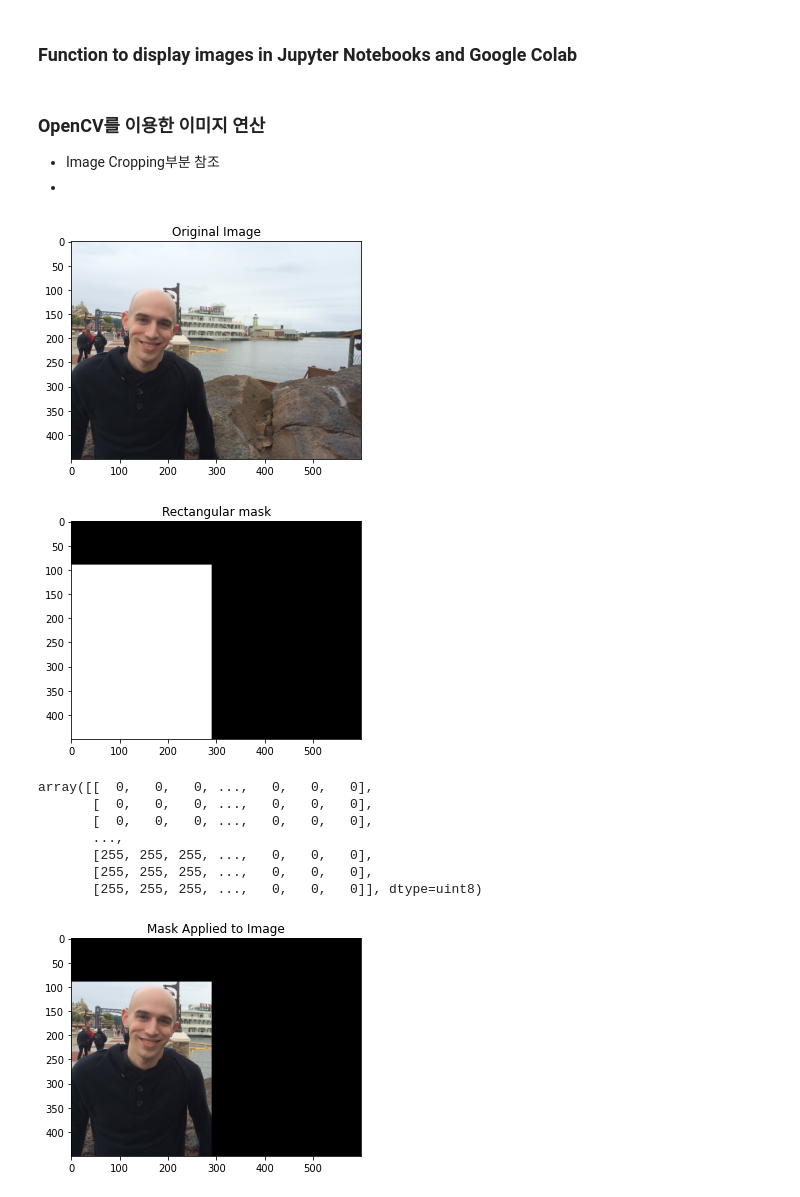
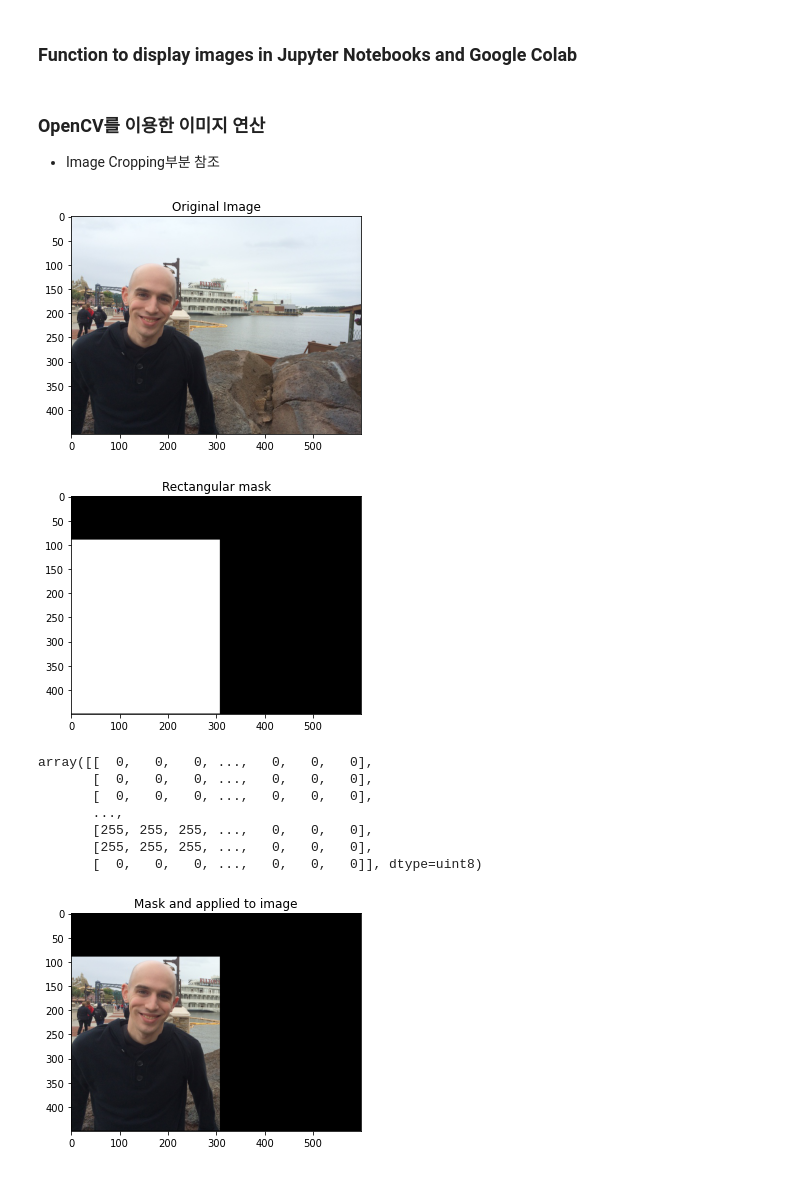
Before and after one commit to SANGSEOSEO/philosophy_datascience, a Jupyter notebook: 10.OpenCV/OpenCV_Masking.ipynb, the cells around one changed output. Cells and saved outputs as stored; diff of their text form; code cells hidden in the pictures.

```diff
--- a/10.OpenCV/OpenCV_Masking.ipynb
+++ b/10.OpenCV/OpenCV_Masking.ipynb
@@ -42,12 +42,10 @@ def plt_imshow(title, image):
   image = cv2.cvtColor(image, cv2.COLOR_BGR2RGB)
   plt.title(title)
   plt.imshow(image)
-  plt.grid(False)
-  plt.show()
+  plt.grid(False);plt.show()
 # %% [markdown]
 ### OpenCV를 이용한 이미지 연산
 * Image Cropping부분 참조
-*
 # %%
 # 파이썬 스크립트를 터미널에서 수행시 사용
 # ap = argparse.ArgumentParser()
@@ -62,31 +60,30 @@ args = {
 # %%
 # 1.이미지 로드
 image = cv2.imread(args['image'])
 plt_imshow("Original Image", image)
-
 
 # 2.위의 이미지와 동일한 width, height, channel로 ndarray배열 초기화
 mask = np.zeros(image.shape[:2], dtype='uint8') # 원래 이미지와 동일한 너비와 높이로 0으로 채운 넘파일 배열 생성
 
 # 캔버스의 왼쪽 모서리영역에서 사람 이미지 부분까지 직사각형
 # 255는 흰색, 0은 검정색
-cv2.rectangle(mask,(0, 90), (290, 450), 255, -1)   # pt1 : (width, height), pt2 : (width, height), 색깔 :255(흰색) , -1 : 색깔채움
+# pt1 : (width, height), pt2 : (width, height), 색깔 :255(흰색) , -1 : 색깔채움
+cv2.rectangle(mask,(0, 90), (307, 448), 255, -1)
 plt_imshow("Rectangular mask", mask)
 display(mask)
 # apply our mask -- notice how only the person in the image is
 # cropped out
-
 # 처음 두 매개 변수는 영상 자체 (즉, 비트 연산을 적용하려는 이미지)
-masked = cv2.bitwise_and(image, image, mask=mask)
-plt_imshow("Mask Applied to Image", masked)
+masked = cv2.bitwise_and(image, image, mask = mask)
+plt_imshow("Mask and applied to image", masked)
 # %% [output]
 [figure]
-[figure, old version]
+[figure, new version]
 array([[  0,   0,   0, ...,   0,   0,   0],
        [  0,   0,   0, ...,   0,   0,   0],
        [  0,   0,   0, ...,   0,   0,   0],
        ...,
        [255, 255, 255, ...,   0,   0,   0],
        [255, 255, 255, ...,   0,   0,   0],
-       [255, 255, 255, ...,   0,   0,   0]], dtype=uint8)
+       [  0,   0,   0, ...,   0,   0,   0]], dtype=uint8)
-[figure, old version]
+[figure, new version]
```
Also changed, not shown: parts of 5 cells of this notebook.
